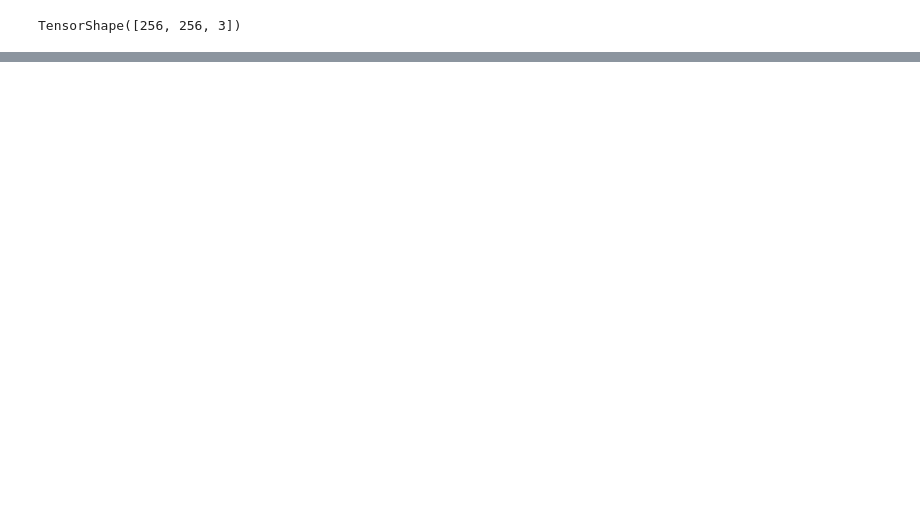
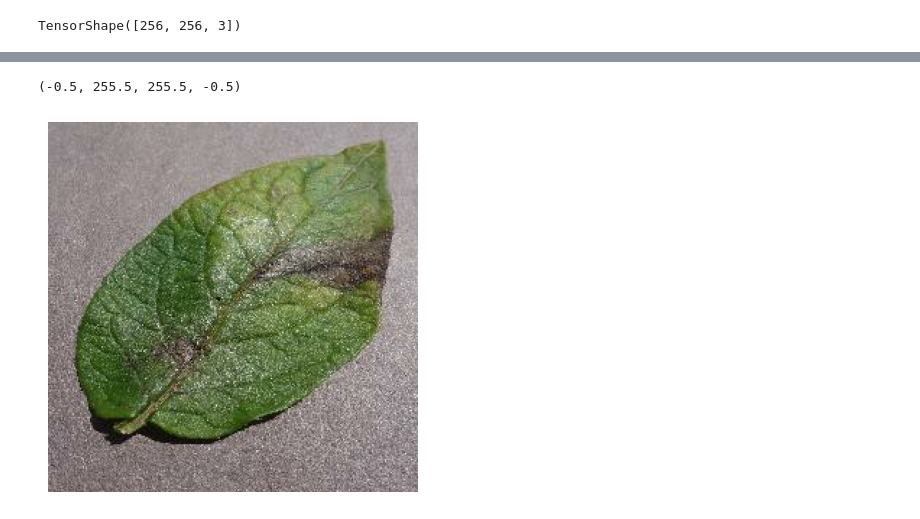
Before and after one commit to AshutoshBhate/ML_Projects, a Jupyter notebook: Potato_Disease_Classification/Notebook_1.ipynb, the cells around one changed output, grey strips where cells are left out. Cells and saved outputs as stored; diff of their text form; code cells hidden in the pictures; blank space fills up the shorter version.

```diff
--- a/Potato_Disease_Classification/Notebook_1.ipynb
+++ b/Potato_Disease_Classification/Notebook_1.ipynb
@@ -107,0 +109,6 @@ array([[[[154., 152., 166.],
+# %%
+plt.imshow(image_batch[0].numpy().astype('uint8'))
+plt.axis("off")
+# %% [output]
+(-0.5, 255.5, 255.5, -0.5)
+[figure, added]
```
Also changed, not shown: parts of 24 cells of this notebook.
